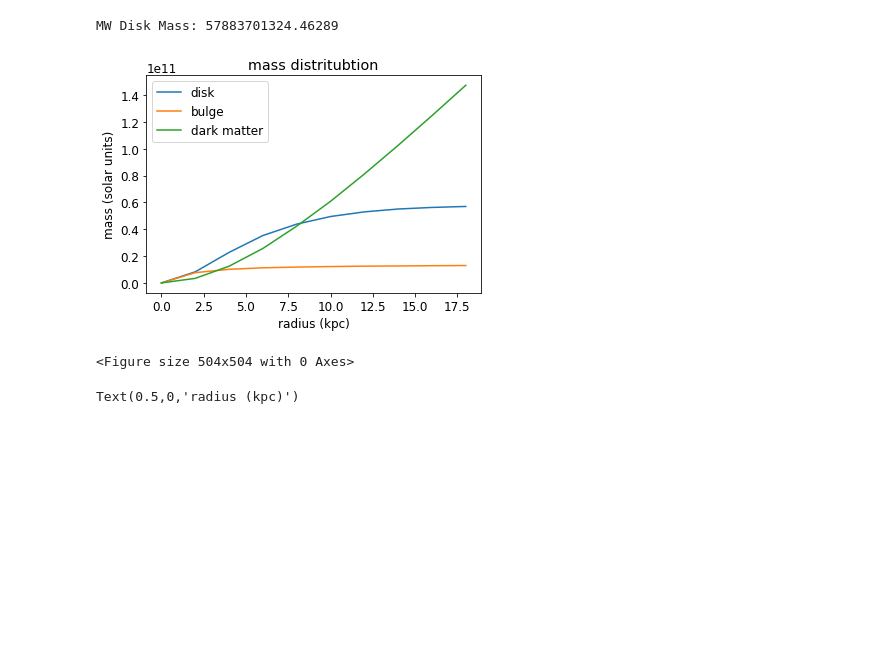
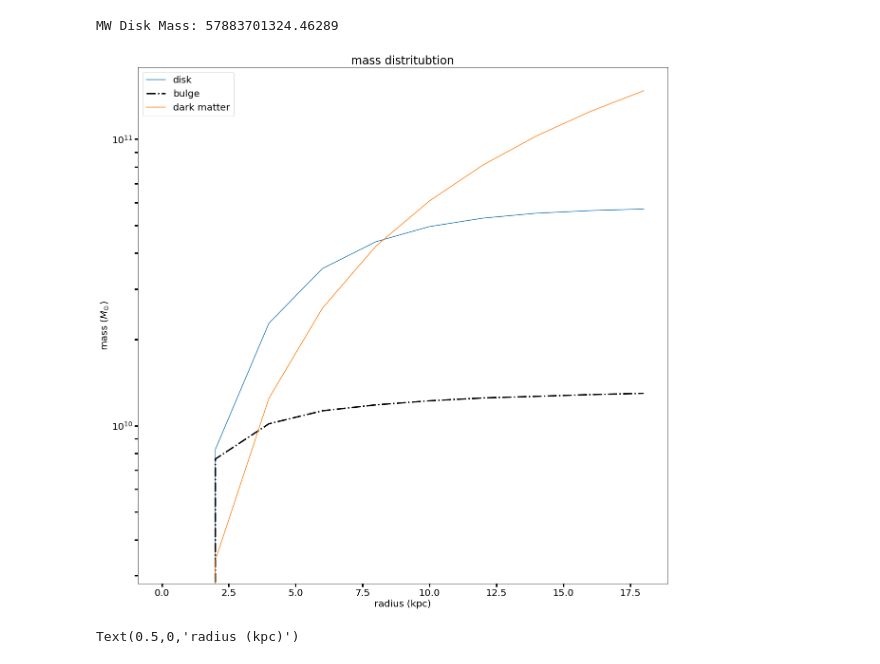
Before and after one commit to Ximena89/and_yet_it_moves, a Jupyter notebook: codigo/centerofmass_ex.ipynb, the cells around one changed output. Cells and saved outputs as stored; diff of their text form; code cells hidden in the pictures; blank space fills up the shorter version.

Commit message:
plot prettier

```diff
--- a/codigo/centerofmass_ex.ipynb
+++ b/codigo/centerofmass_ex.ipynb
@@ -131,20 +131,21 @@ m, r = MWCOM.mass_profile(20)
 mb, rb = MWCOM_BULGE.mass_profile(20)
 mdm, rdm = MWCOM_HALO.mass_profile(20)
 # %%
-
-plt.plot(r,m, label="disk")
-plt.plot(rb, mb, label="bulge")
-plt.plot(rdm, mdm, label="dark matter")
+fig = plt.figure(figsize=(20,20))
+plt.semilogy(r,m, label="disk")
+plt.semilogy(rb, mb, label="bulge", lw=3, linestyle='-.', color='black')
+#play with line style, color, line width
+plt.semilogy(rdm, mdm, label="dark matter")
 plt.title('mass distritubtion')
 plt.axis()
-plt.ylabel('mass (solar units)')
+plt.ylabel('mass ($M_{\odot}$)')
 plt.xlabel('radius (kpc)')
 plt.legend()
-fig = plt.figure(figsize=(7,7))
-plt.rcParams.update({'font.size': 12})
+plt.rcParams.update({'font.size': 20})
+plt.tick_params(which = 'both', width = 3)
+plt.tick_params(which = 'both', length = 7)
 # %% [output]
-[figure, old version]
+[figure, new version]
-<Figure size 504x504 with 0 Axes>
 # %%
 mdm100, rdm100 = MWCOM_HALO.mass_profile(100)
 # %%
```
